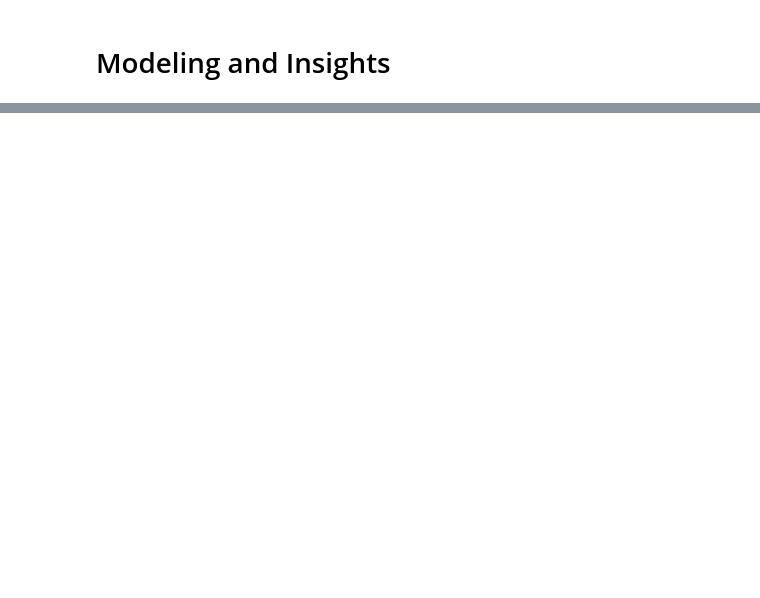
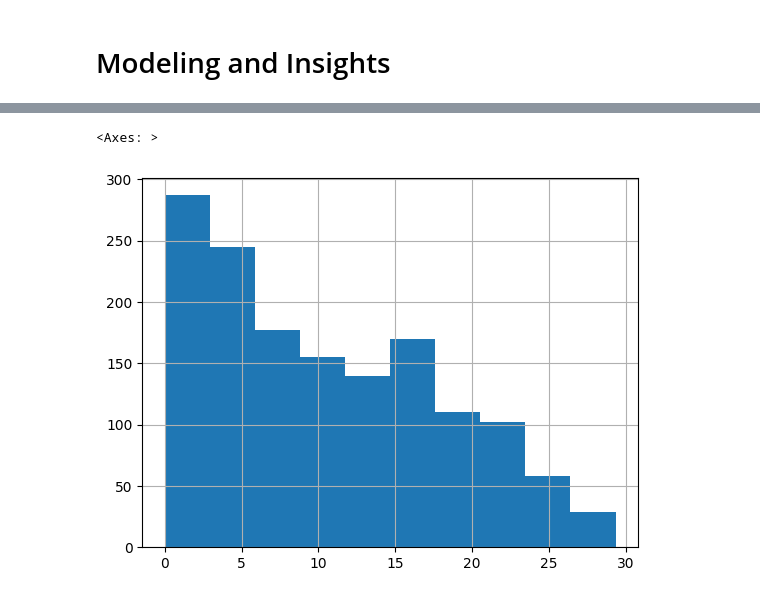
Before and after one commit to hanna-freuden/hydrogeology_germany, a Jupyter notebook: Modeling.ipynb, the cells around one changed output, grey strips where cells are left out. Drawn from its saved outputs; the diff is of its cells as text; code cells hidden in the pictures; blank space fills up the shorter version.

```diff
--- a/Modeling.ipynb
+++ b/Modeling.ipynb
@@ -70,11 +75,20 @@ bedeut_dict = {'None': 0, 'Keine bedeutenden Grundwasservorkommen': 1, 'Weniger
 water_gdf['bedeutung_cat'] = water_gdf['bedeutung'].map(bedeut_dict)
 # %%
 # Feature 3: Distance of each groundwater geometry centroid to nearest mining polyline
+
+# Reproject both datasets
+projected_crs = "EPSG:32632"
+water_gdf = water_gdf.to_crs(projected_crs)
+mining_gdf = mining_gdf.to_crs(projected_crs)
 
 # Get centroids of water source areas
 water_centroid = water_gdf.geometry.centroid
 
 # Compute distance from each centroid to the nearest mining polyline
 water_gdf["distance_to_mining"] = water_centroid.apply(
     lambda point: mining_gdf.geometry.distance(point).min() / 1_0000 # to km
 )
+water_gdf["distance_to_mining"].hist()
+# %% [output]
+<Axes: >
+[figure, added]
```
Also changed, not shown: parts of 26 cells of this notebook.
